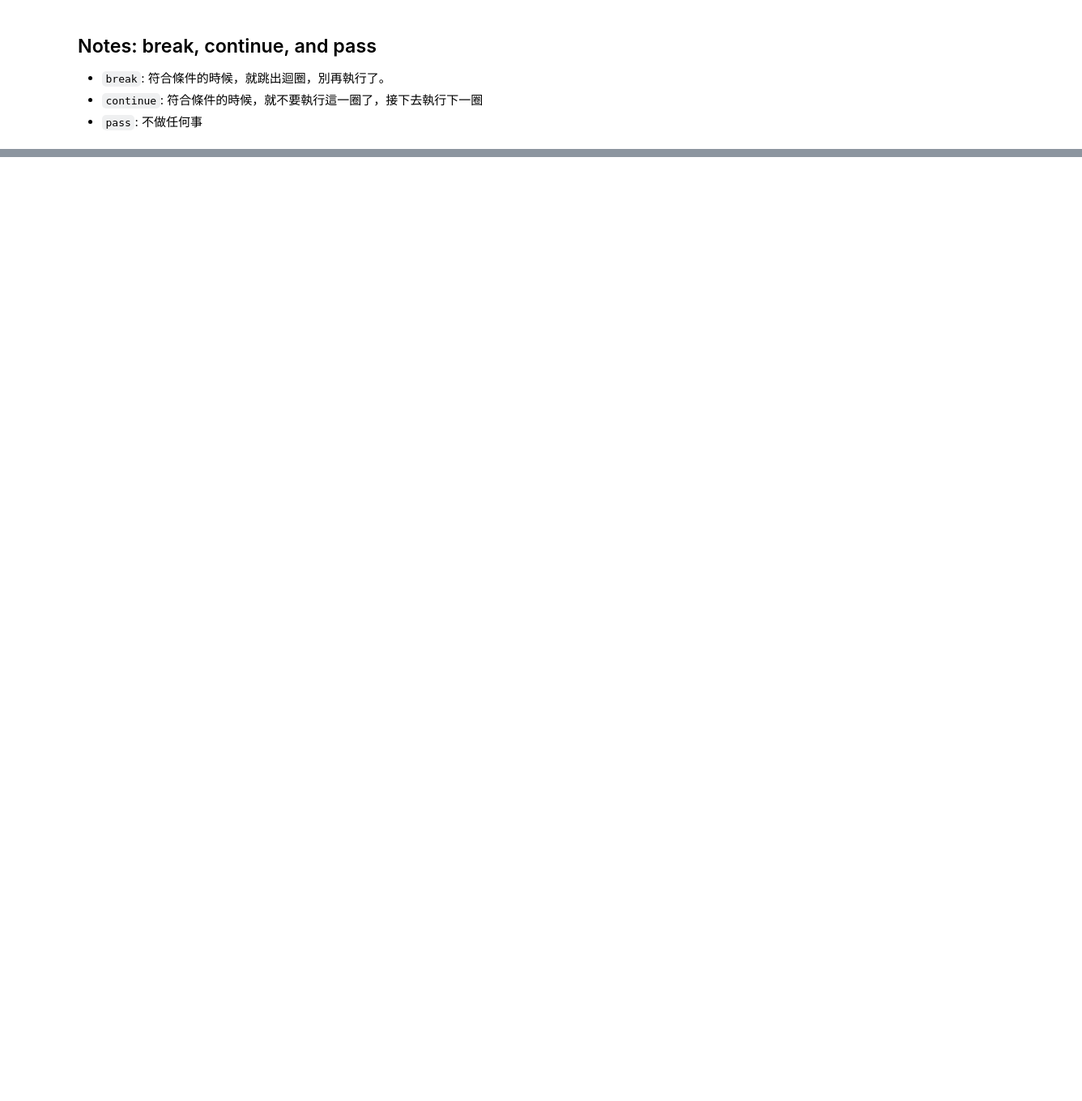
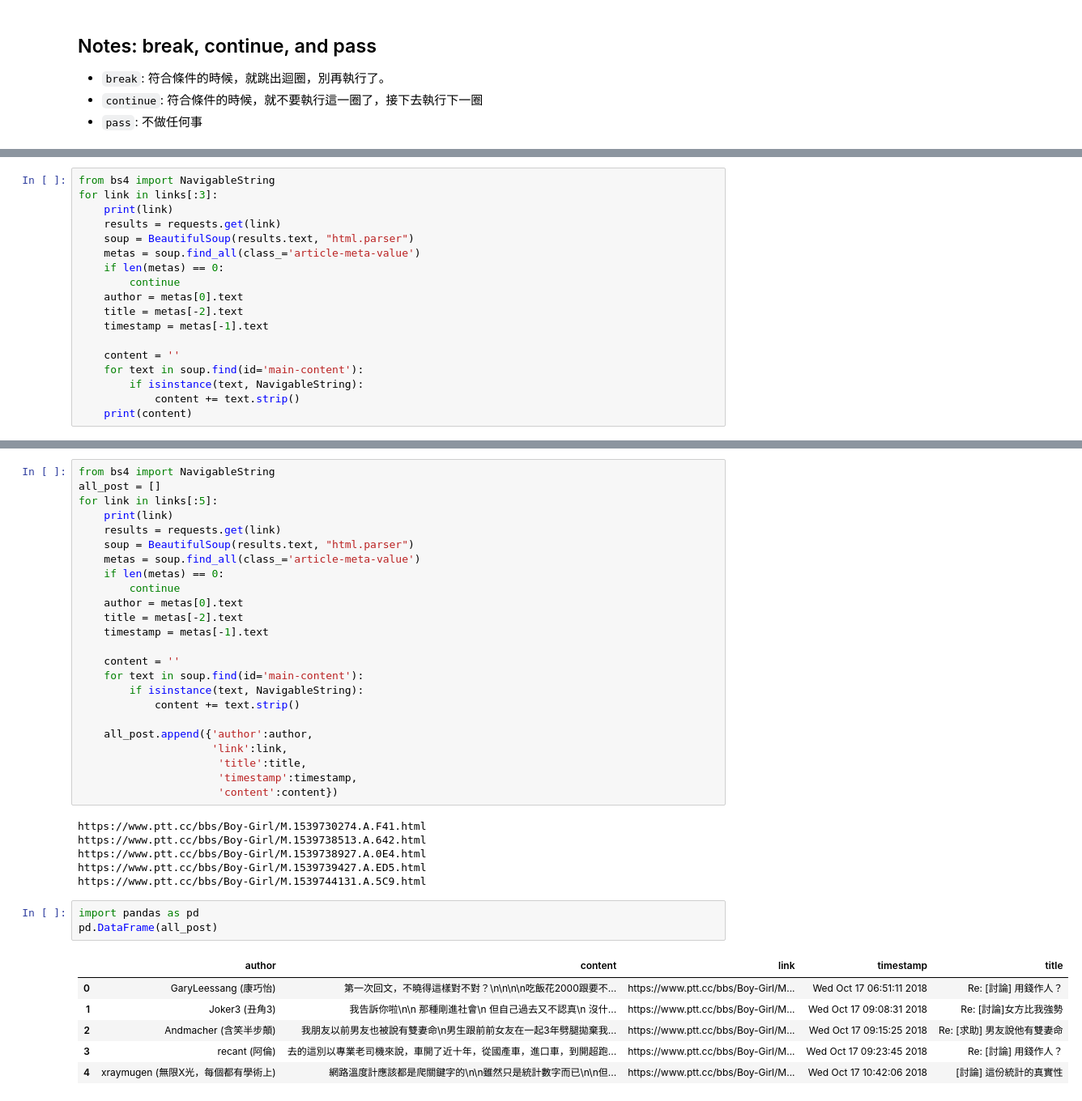
Before and after one commit to p4css/PSS107, a Jupyter notebook: P8_PTTCrawler.ipynb, the cells around one changed output, grey strips where cells are left out. Shown at 81% size. Saved outputs shown, nothing was run; the diff lists cells and outputs as text; blank space fills up the shorter version.

```diff
--- a/P8_PTTCrawler.ipynb
+++ b/P8_PTTCrawler.ipynb
@@ -292,0 +377,18 @@ for i in range(lastpage, lastpage-100, -1):
+# %%
+from bs4 import NavigableString
+for link in links[:3]:
+    print(link)
+    results = requests.get(link)
+    soup = BeautifulSoup(results.text, "html.parser")
+    metas = soup.find_all(class_='article-meta-value')
+    if len(metas) == 0:
+        continue
+    author = metas[0].text
+    title = metas[-2].text
+    timestamp = metas[-1].text
+
+    content = ''
+    for text in soup.find(id='main-content'):
+        if isinstance(text, NavigableString):
+            content += text.strip()
+    print(content)
@@ -292,0 +415,40 @@ for i in range(lastpage, lastpage-100, -1):
+# %%
+from bs4 import NavigableString
+all_post = []
+for link in links[:5]:
+    print(link)
+    results = requests.get(link)
+    soup = BeautifulSoup(results.text, "html.parser")
+    metas = soup.find_all(class_='article-meta-value')
+    if len(metas) == 0:
+        continue
+    author = metas[0].text
+    title = metas[-2].text
+    timestamp = metas[-1].text
+
+    content = ''
+    for text in soup.find(id='main-content'):
+        if isinstance(text, NavigableString):
+            content += text.strip()
+
+    all_post.append({'author':author,
+                     'link':link,
+                      'title':title,
+                      'timestamp':timestamp,
+                      'content':content})
+# %% [output]
+https://www.ptt.cc/bbs/Boy-Girl/M.1539730274.A.F41.html
+https://www.ptt.cc/bbs/Boy-Girl/M.1539738513.A.642.html
+https://www.ptt.cc/bbs/Boy-Girl/M.1539738927.A.0E4.html
+https://www.ptt.cc/bbs/Boy-Girl/M.1539739427.A.ED5.html
+https://www.ptt.cc/bbs/Boy-Girl/M.1539744131.A.5C9.html
+# %%
+import pandas as pd
+pd.DataFrame(all_post)
+# %% [output]
+|  | author | content | link | timestamp | title |
+| 0 | GaryLeessang (康巧怡) | 第一次回文，不曉得這樣對不對？\n\n\n\n吃飯花2000跟要不... | https://www.ptt.cc/bbs/Boy-Girl/M... | Wed Oct 17 06:51:11 2018 | Re: [討論] 用錢作人？ |
+| 1 | Joker3 (丑角3) | 我告訴你啦\n\n 那種剛進社會\n 但自己過去又不認真\n 沒什... | https://www.ptt.cc/bbs/Boy-Girl/M... | Wed Oct 17 09:08:31 2018 | Re: [討論]女方比我強勢 |
+| 2 | Andmacher (含笑半步顛) | 我朋友以前男友也被說有雙妻命\n男生跟前前女友在一起3年劈腿拋棄我... | https://www.ptt.cc/bbs/Boy-Girl/M... | Wed Oct 17 09:15:25 2018 | Re: [求助] 男友說他有雙妻命 |
+| 3 | recant (阿倫) | 去的這別以專業老司機來說，車開了近十年，從國產車，進口車，到開超跑... | https://www.ptt.cc/bbs/Boy-Girl/M... | Wed Oct 17 09:23:45 2018 | Re: [討論] 用錢作人？ |
+| 4 | xraymugen (無限X光，每個都有學術上) | 網路溫度計應該都是爬關鍵字的\n\n雖然只是統計數字而已\n\n但... | https://www.ptt.cc/bbs/Boy-Girl/M... | Wed Oct 17 10:42:06 2018 | [討論] 這份統計的真實性 |
```
Also changed, not shown: parts of 51 cells of this notebook.
